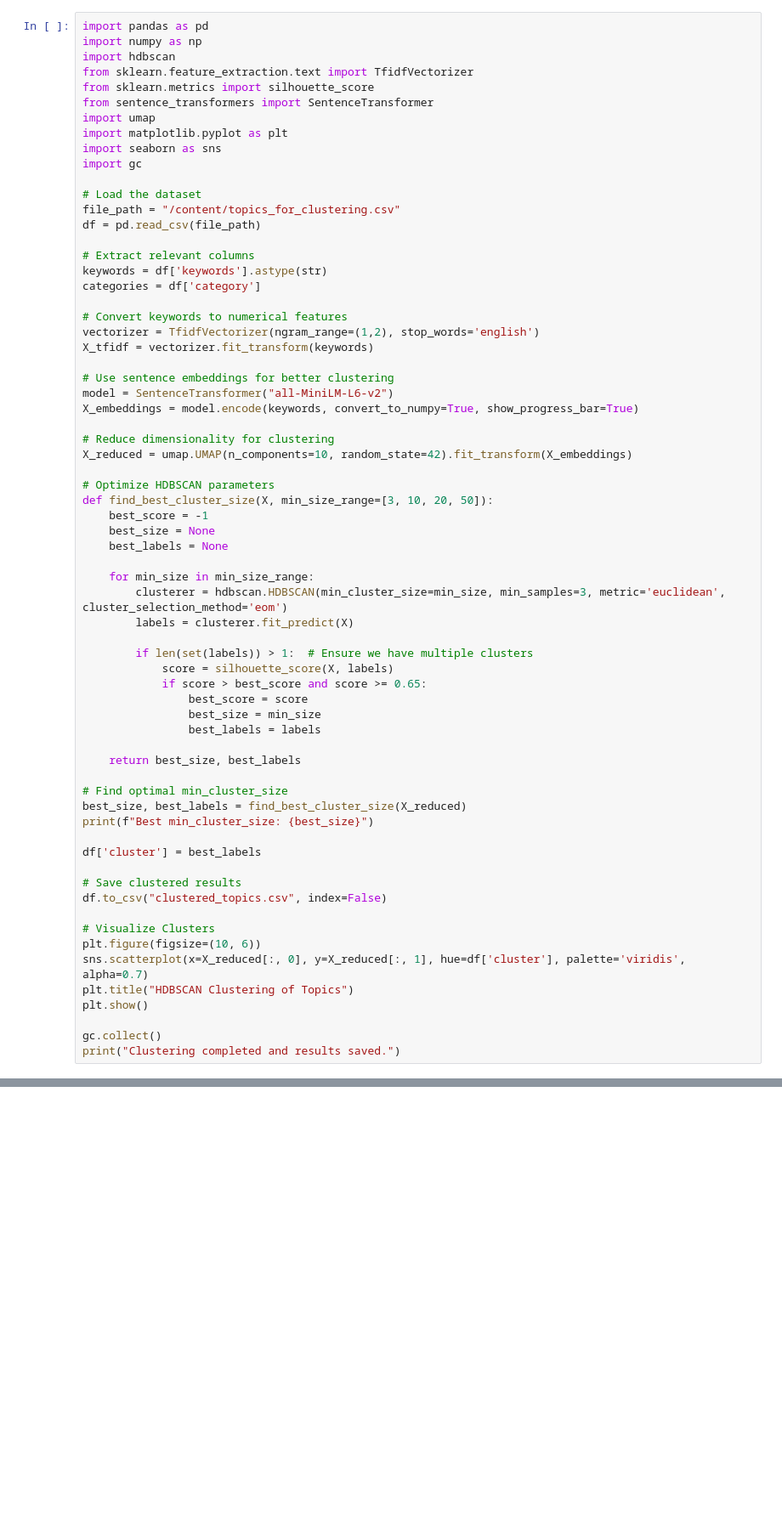
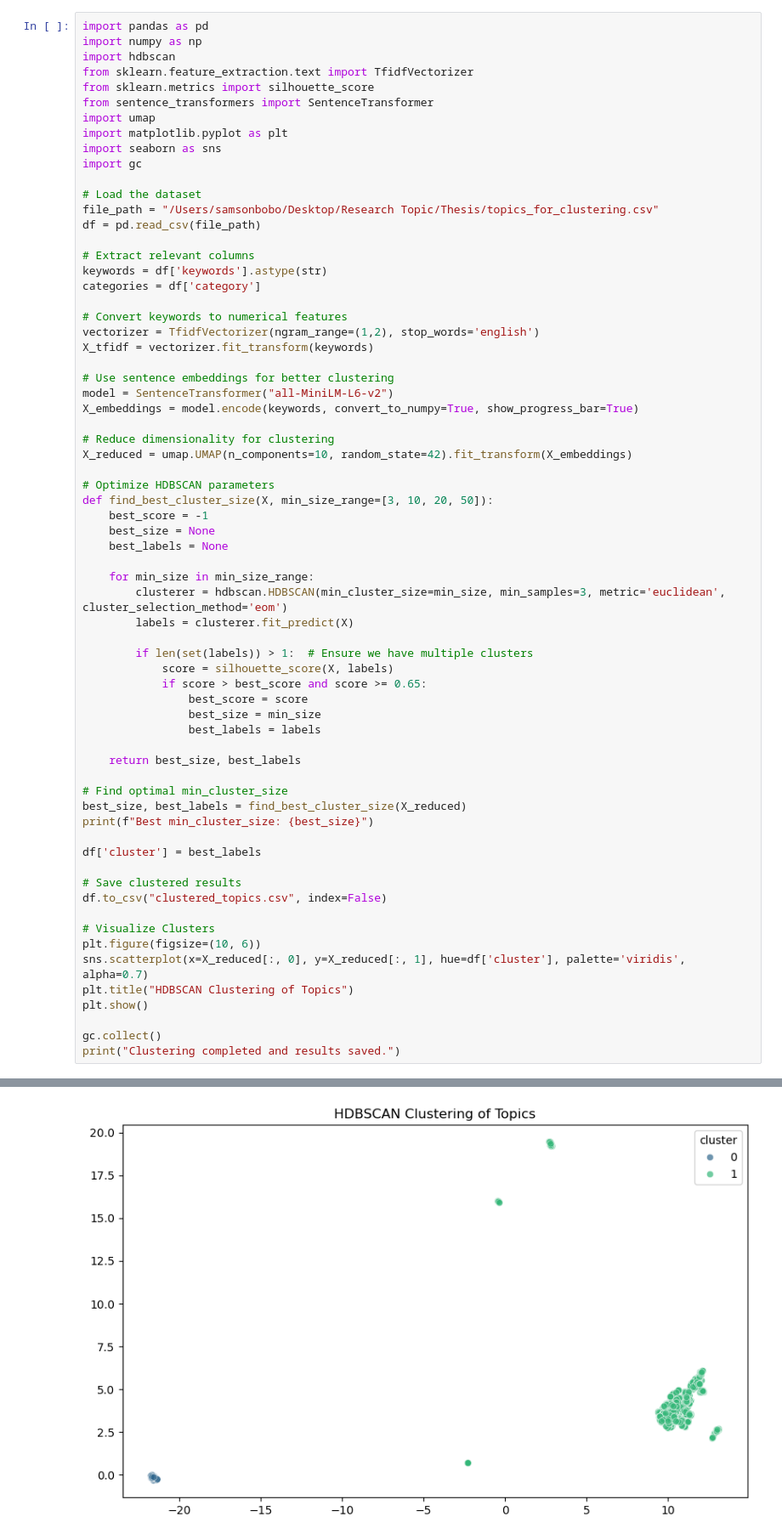
Before and after one commit to BoboSamson/pygents, a Jupyter notebook: Topics_Data_Preprocessing.ipynb, the cells around one changed output, grey strips where cells are left out. Shown at 85% size. Saved outputs shown, nothing was run; the diff lists cells and outputs as text; blank space fills up the shorter version.

```diff
--- a/Topics_Data_Preprocessing.ipynb
+++ b/Topics_Data_Preprocessing.ipynb
@@ -206,7 +242,7 @@ import seaborn as sns
 import gc
 
 # Load the dataset
-file_path = "/content/topics_for_clustering.csv"
+file_path = "/Users/samsonbobo/Desktop/Research Topic/Thesis/topics_for_clustering.csv"
 df = pd.read_csv(file_path)
 
 # Extract relevant columns
@@ -260,3 +296,4 @@ plt.show()
 
 gc.collect()
 print("Clustering completed and results saved.")
+# %% [output]
@@ -262,0 +301 @@ print("Clustering completed and results saved.")
+[figure, added]
```
Also changed, not shown: parts of 7 cells of this notebook.
